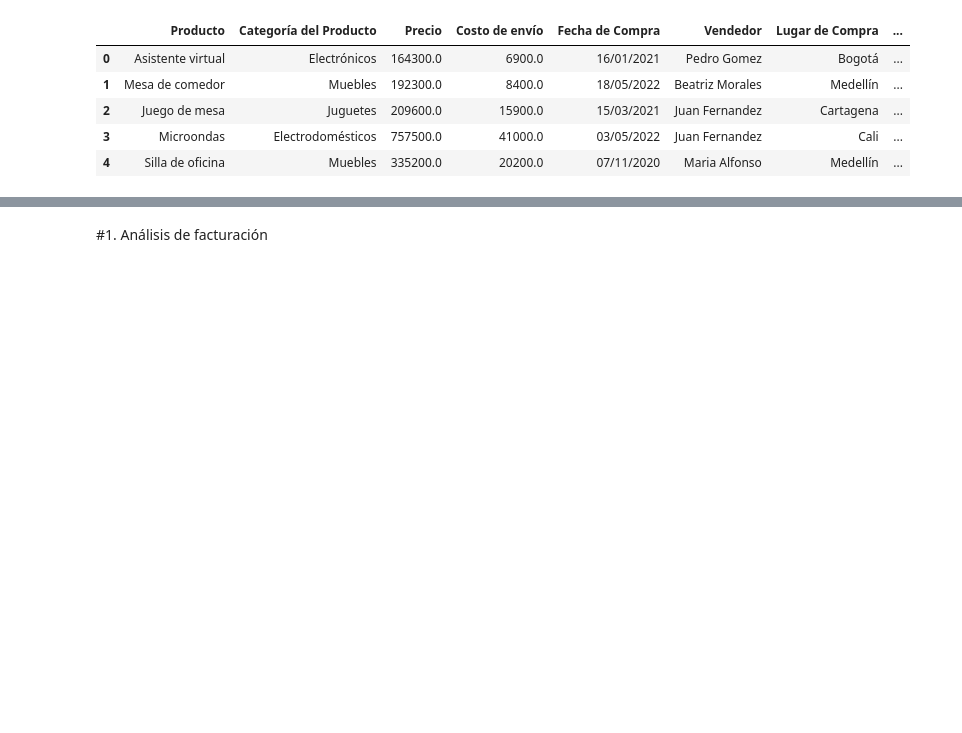
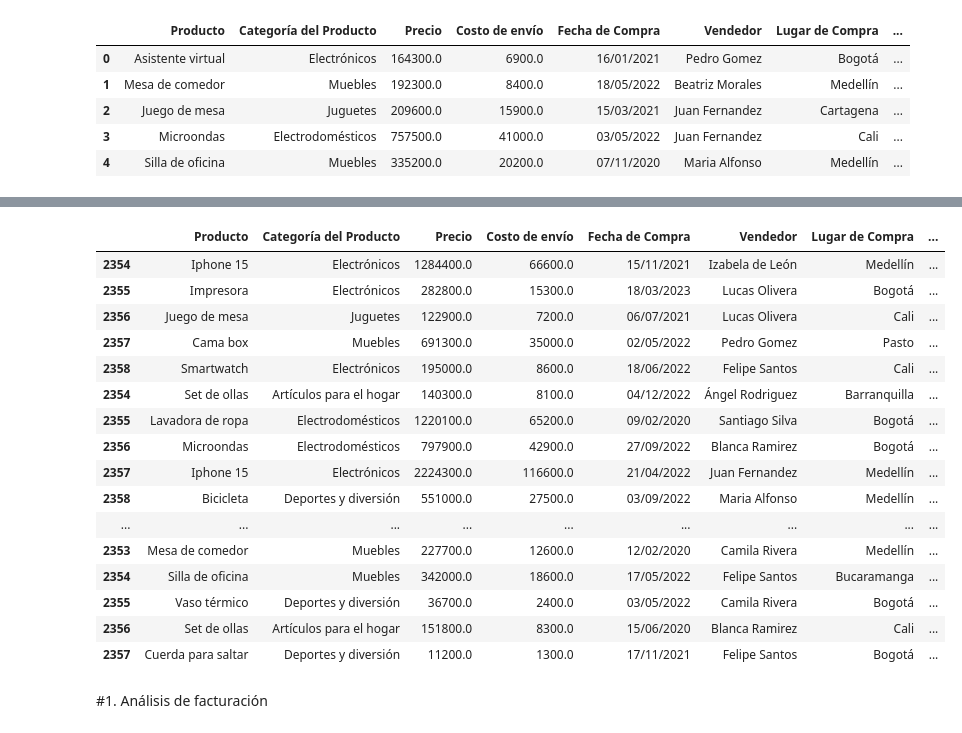
Before and after one commit to PaoloVerCoquimbo/Challenge_1_DataLover_Alura_Oracle_OneG9_08112025, a Jupyter notebook: AluraStoreLatam.ipynb, the cells around one changed output, grey strips where cells are left out. Drawn from its saved outputs; the diff is of its cells as text; code cells hidden in the pictures; blank space fills up the shorter version.

```diff
--- a/AluraStoreLatam.ipynb
+++ b/AluraStoreLatam.ipynb
@@ -26,3 +133,31 @@ tienda.head()
+# %%
+# Los Tail   las 5  filas finales
+tails = pd.concat([
+    tienda1.tail(),
+    tienda2.tail(),
+    tienda3.tail(),
+    tienda4.tail()
+])
+
+tails
+# %% [output]
+|  | Producto | Categoría del Producto | Precio | Costo de envío | Fecha de Compra | Vendedor | Lugar de Compra | ... |
+| 2354 | Iphone 15 | Electrónicos | 1284400.0 | 66600.0 | 15/11/2021 | Izabela de León | Medellín | ... |
+| 2355 | Impresora | Electrónicos | 282800.0 | 15300.0 | 18/03/2023 | Lucas Olivera | Bogotá | ... |
+| 2356 | Juego de mesa | Juguetes | 122900.0 | 7200.0 | 06/07/2021 | Lucas Olivera | Cali | ... |
+| 2357 | Cama box | Muebles | 691300.0 | 35000.0 | 02/05/2022 | Pedro Gomez | Pasto | ... |
+| 2358 | Smartwatch | Electrónicos | 195000.0 | 8600.0 | 18/06/2022 | Felipe Santos | Cali | ... |
+| 2354 | Set de ollas | Artículos para el hogar | 140300.0 | 8100.0 | 04/12/2022 | Ángel Rodriguez | Barranquilla | ... |
+| 2355 | Lavadora de ropa | Electrodomésticos | 1220100.0 | 65200.0 | 09/02/2020 | Santiago Silva | Bogotá | ... |
+| 2356 | Microondas | Electrodomésticos | 797900.0 | 42900.0 | 27/09/2022 | Blanca Ramirez | Bogotá | ... |
+| 2357 | Iphone 15 | Electrónicos | 2224300.0 | 116600.0 | 21/04/2022 | Juan Fernandez | Medellín | ... |
+| 2358 | Bicicleta | Deportes y diversión | 551000.0 | 27500.0 | 03/09/2022 | Maria Alfonso | Medellín | ... |
+| ... | ... | ... | ... | ... | ... | ... | ... | ... |
+| 2353 | Mesa de comedor | Muebles | 227700.0 | 12600.0 | 12/02/2020 | Camila Rivera | Medellín | ... |
+| 2354 | Silla de oficina | Muebles | 342000.0 | 18600.0 | 17/05/2022 | Felipe Santos | Bucaramanga | ... |
+| 2355 | Vaso térmico | Deportes y diversión | 36700.0 | 2400.0 | 03/05/2022 | Camila Rivera | Bogotá | ... |
+| 2356 | Set de ollas | Artículos para el hogar | 151800.0 | 8300.0 | 15/06/2020 | Blanca Ramirez | Cali | ... |
+| 2357 | Cuerda para saltar | Deportes y diversión | 11200.0 | 1300.0 | 17/11/2021 | Felipe Santos | Bogotá | ... |
 # %% [markdown]
 #1. Análisis de facturación
 # %% [markdown]
```
Also changed, not shown: parts of 6 cells of this notebook.
